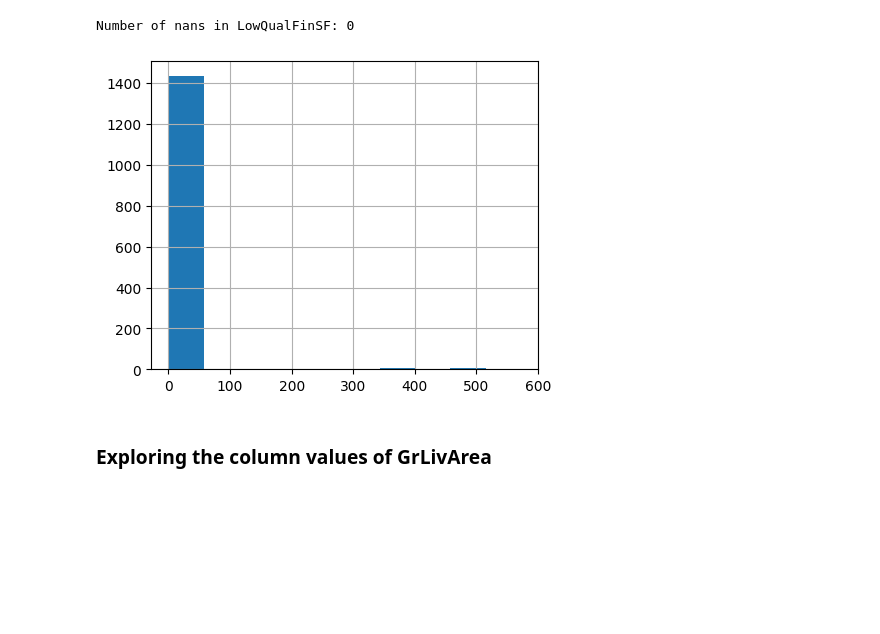
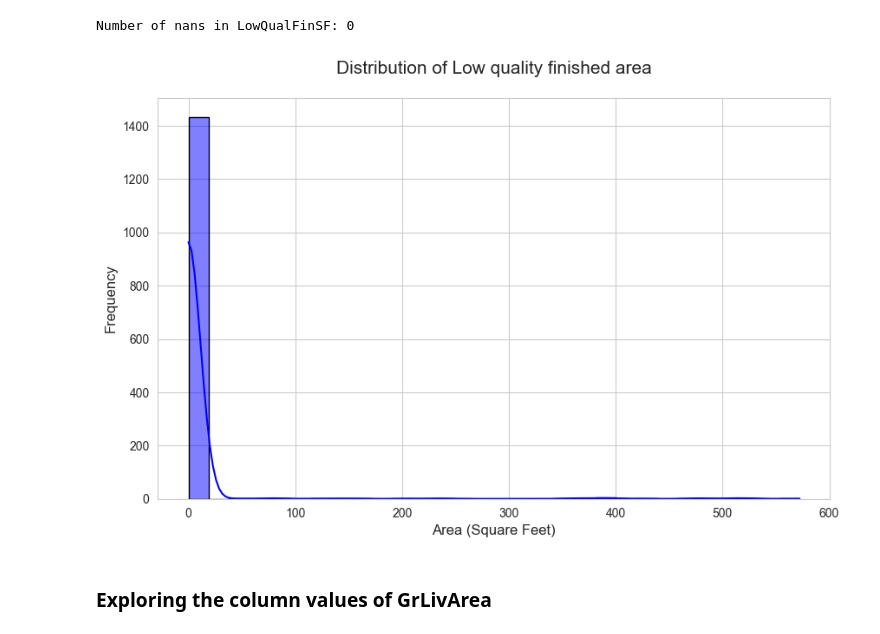
Before and after one commit to Jonik233/kaggle_house_prices, a Jupyter notebook: eda/house_general_eda.ipynb, the cells around one changed output. Cells and saved outputs as stored; diff of their text form; code cells hidden in the pictures; blank space fills up the shorter version.

```diff
--- a/eda/house_general_eda.ipynb
+++ b/eda/house_general_eda.ipynb
@@ -324,6 +332,15 @@ print(f"Number of nans in YearRemodAdd: {n_nan}")
 # %% [output]
 Number of nans in YearRemodAdd: 0
 # %%
-df.YearRemodAdd.hist(bins=10, figsize=(5, 4))
+sns.set_style("whitegrid")
+
+plt.figure(figsize=(10, 6))
+
+sns.histplot(df['YearRemodAdd'], bins=30, kde=True, color='blue', edgecolor='black')
+
+plt.title("Distribution of Remodel dates", fontsize=15, pad=20)
+plt.xlabel("Years", fontsize=12)
+plt.ylabel("Frequency", fontsize=12)
+
 plt.show()
 # %% [output]
@@ -348,6 +365,15 @@ print(f"Number of nans in 1stFlrSF: {n_nan}")
 # %% [output]
 Number of nans in 1stFlrSF: 0
 # %%
-df[["1stFlrSF"]].hist(bins=10, figsize=(5, 4))
+sns.set_style("whitegrid")
+
+plt.figure(figsize=(10, 6))
+
+sns.histplot(df['1stFlrSF'], bins=30, kde=True, color='blue', edgecolor='black')
+
+plt.title("Distribution of First Floor area", fontsize=15, pad=20)
+plt.xlabel("Area (Square Feet)", fontsize=12)
+plt.ylabel("Frequency", fontsize=12)
+
 plt.show()
 # %% [output]
@@ -372,6 +398,15 @@ print(f"Number of nans in 2ndFlrSF: {n_nan}")
 # %% [output]
 Number of nans in 2ndFlrSF: 0
 # %%
-df[["2ndFlrSF"]].hist(bins=10, figsize=(5, 4))
+sns.set_style("whitegrid")
+
+plt.figure(figsize=(10, 6))
+
+sns.histplot(df['2ndFlrSF'], bins=30, kde=True, color='blue', edgecolor='black')
+
+plt.title("Distribution of Second Floor area", fontsize=15, pad=20)
+plt.xlabel("Area (Square Feet)", fontsize=12)
+plt.ylabel("Frequency", fontsize=12)
+
 plt.show()
 # %% [output]
@@ -396,10 +431,19 @@ print(f"Number of nans in LowQualFinSF: {n_nan}")
 # %% [output]
 Number of nans in LowQualFinSF: 0
 # %%
-df.LowQualFinSF.hist(bins=10, figsize=(5, 4))
+sns.set_style("whitegrid")
+
+plt.figure(figsize=(10, 6))
+
+sns.histplot(df['LowQualFinSF'], bins=30, kde=True, color='blue', edgecolor='black')
+
+plt.title("Distribution of Low quality finished area", fontsize=15, pad=20)
+plt.xlabel("Area (Square Feet)", fontsize=12)
+plt.ylabel("Frequency", fontsize=12)
+
 plt.show()
 # %% [output]
-[figure, old version]
+[figure, new version]
 # %% [markdown]
 ### Exploring the column values of GrLivArea
 # %%
```
Also changed, not shown: parts of 6 cells of this notebook.
